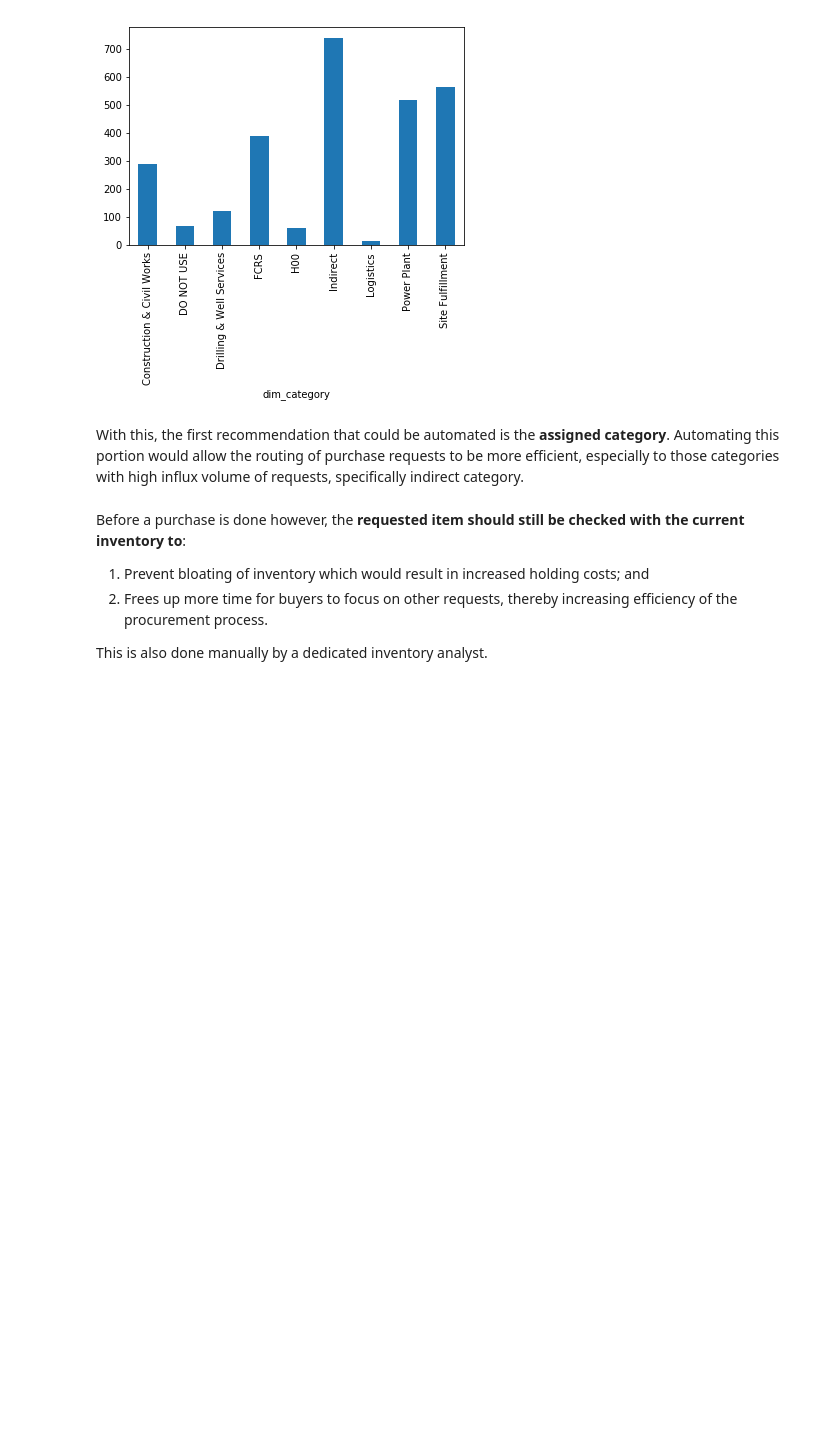
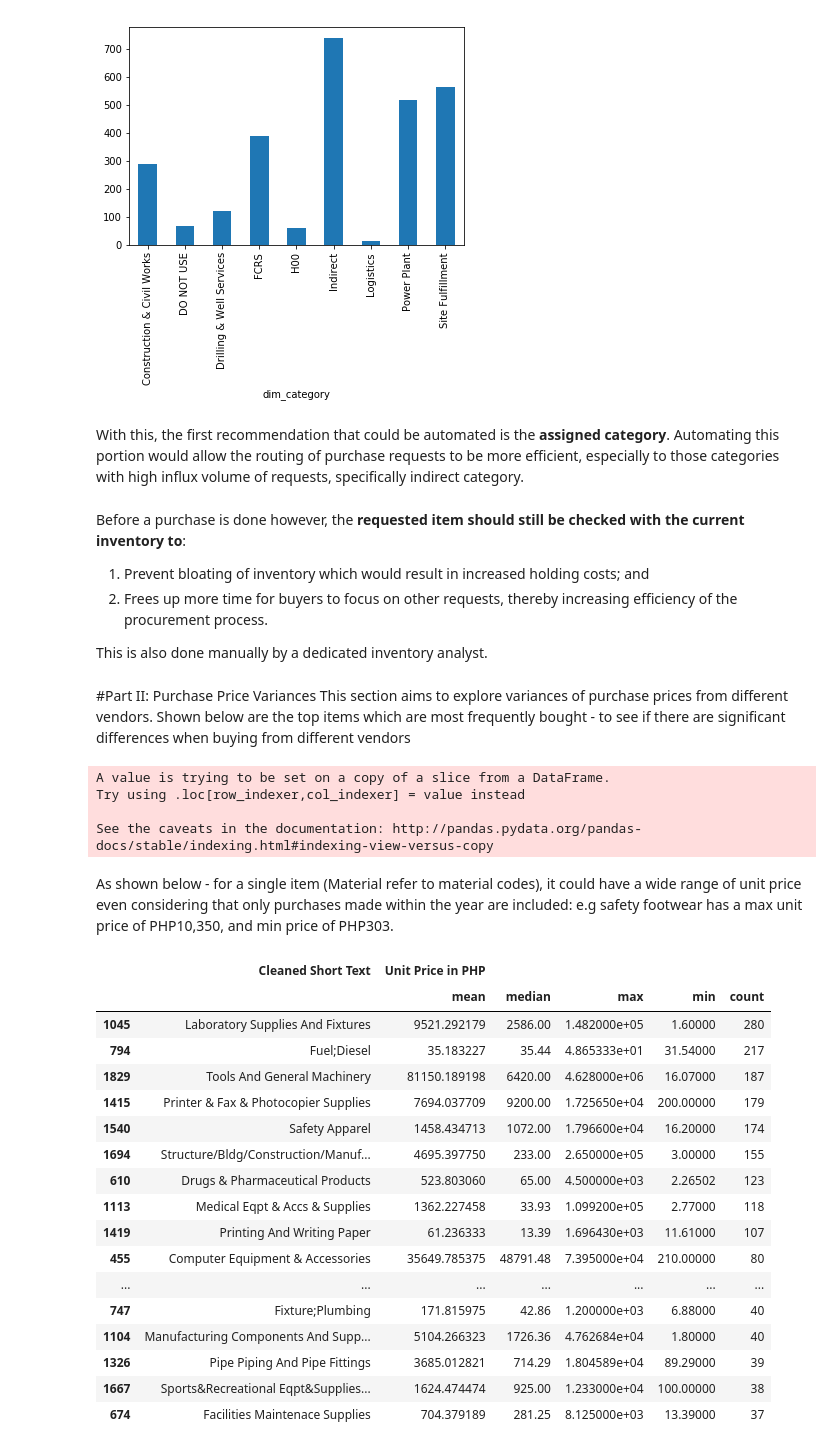
Before and after one commit to kesadilya/eskwelabs_assignments, a Jupyter notebook: Capstone_Project_Automation_of_Procurement_Decisions.ipynb, the cells around one changed output. Saved outputs shown, nothing was run; the diff lists cells and outputs as text; code cells hidden in the pictures; blank space fills up the shorter version.

```diff
--- a/Capstone_Project_Automation_of_Procurement_Decisions.ipynb
+++ b/Capstone_Project_Automation_of_Procurement_Decisions.ipynb
@@ -110,3 +108,40 @@ Before a purchase is done however, the **requested item should still be checked
 2. Frees up more time for buyers to focus on other requests, thereby increasing efficiency of the procurement process.
 
 This is also done manually by a dedicated inventory analyst.
+# %% [markdown]
+#Part II: Purchase Price Variances
+This section aims to explore variances of purchase prices from different vendors. Shown below are the top items which are most frequently bought - to see if there are significant differences when buying from different vendors
+# %%
+df_spend2 = df_spend.loc[(df_spend['Year'] >= 2019) & (df_spend['PO Amount in PHP'] > 1) & (df_spend['Material'] > 0) & (df_spend['Order Unit'] != 'LOT') & (df_spend['Goods / Services'] != 'SERVICES')]
+df_spend2['Unit Price in PHP'] = pd.to_numeric(df_spend2['PO Amount in PHP']) / pd.to_numeric(df_spend2['Order Quantity'])
+df_purch_price = df_spend2.groupby(['Cleaned Short Text']).agg({'Unit Price in PHP': ['mean', 'median', 'max', 'min', 'count']}).reset_index()
+df_purch_price = df_purch_price.sort_values(('Unit Price in PHP','count'), ascending = False)
+# %% [output]
+A value is trying to be set on a copy of a slice from a DataFrame.
+Try using .loc[row_indexer,col_indexer] = value instead
+
+See the caveats in the documentation: http://pandas.pydata.org/pandas-docs/stable/indexing.html#indexing-view-versus-copy
+# %% [markdown]
+As shown below - for a single item (Material refer to material codes), it could have a wide range of unit price even considering that only purchases made within the year are included: e.g safety footwear has a max unit price of PHP10,350, and min price of PHP303.
+# %%
+top10 = df_purch_price.head(20)
+top10
+# %% [output]
+|  | Cleaned Short Text | Unit Price in PHP |  |  |  |  |
+|  |  | mean | median | max | min | count |
+| 1045 | Laboratory Supplies And Fixtures | 9521.292179 | 2586.00 | 1.482000e+05 | 1.60000 | 280 |
+| 794 | Fuel;Diesel | 35.183227 | 35.44 | 4.865333e+01 | 31.54000 | 217 |
+| 1829 | Tools And General Machinery | 81150.189198 | 6420.00 | 4.628000e+06 | 16.07000 | 187 |
+| 1415 | Printer & Fax & Photocopier Supplies | 7694.037709 | 9200.00 | 1.725650e+04 | 200.00000 | 179 |
+| 1540 | Safety Apparel | 1458.434713 | 1072.00 | 1.796600e+04 | 16.20000 | 174 |
+| 1694 | Structure/Bldg/Construction/Manuf... | 4695.397750 | 233.00 | 2.650000e+05 | 3.00000 | 155 |
+| 610 | Drugs & Pharmaceutical Products | 523.803060 | 65.00 | 4.500000e+03 | 2.26502 | 123 |
+| 1113 | Medical Eqpt & Accs & Supplies | 1362.227458 | 33.93 | 1.099200e+05 | 2.77000 | 118 |
+| 1419 | Printing And Writing Paper | 61.236333 | 13.39 | 1.696430e+03 | 11.61000 | 107 |
+| 455 | Computer Equipment & Accessories | 35649.785375 | 48791.48 | 7.395000e+04 | 210.00000 | 80 |
+| ... | ... | ... | ... | ... | ... | ... |
+| 747 | Fixture;Plumbing | 171.815975 | 42.86 | 1.200000e+03 | 6.88000 | 40 |
+| 1104 | Manufacturing Components And Supp... | 5104.266323 | 1726.36 | 4.762684e+04 | 1.80000 | 40 |
+| 1326 | Pipe Piping And Pipe Fittings | 3685.012821 | 714.29 | 1.804589e+04 | 89.29000 | 39 |
+| 1667 | Sports&Recreational Eqpt&Supplies... | 1624.474474 | 925.00 | 1.233000e+04 | 100.00000 | 38 |
+| 674 | Facilities Maintenace Supplies | 704.379189 | 281.25 | 8.125000e+03 | 13.39000 | 37 |
```
Also changed, not shown: parts of 8 cells of this notebook.
